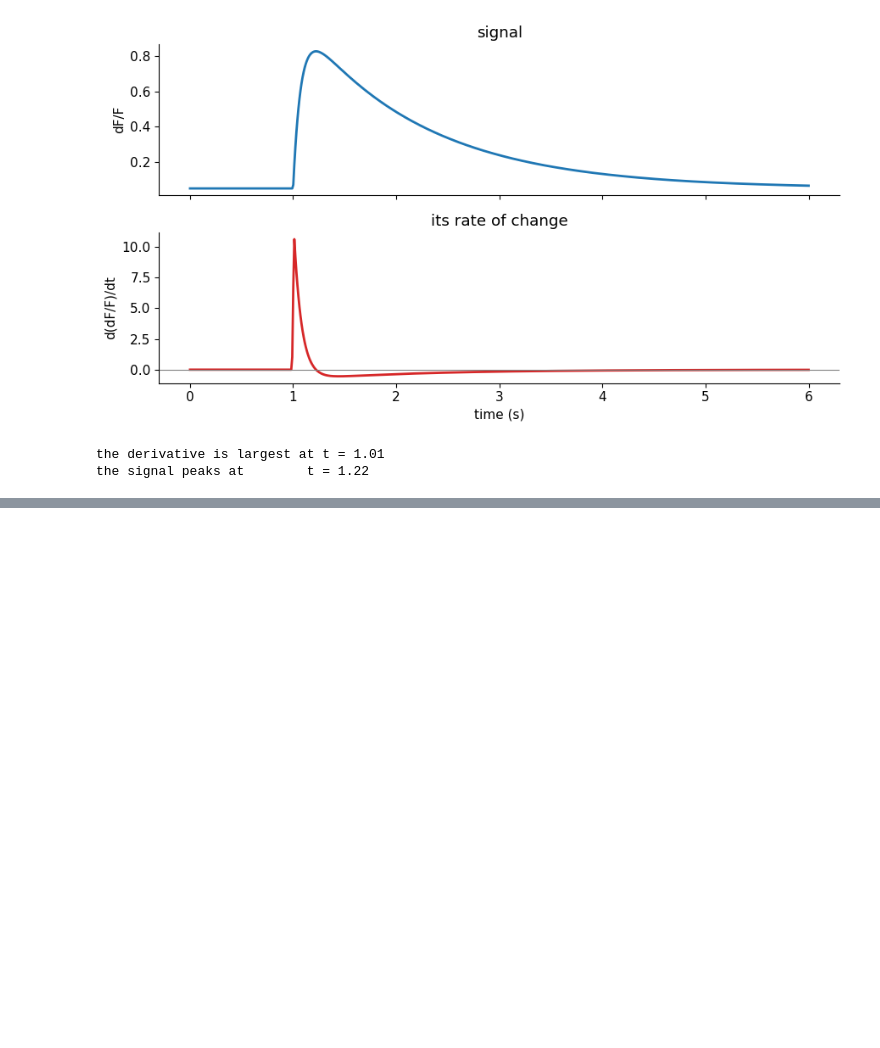
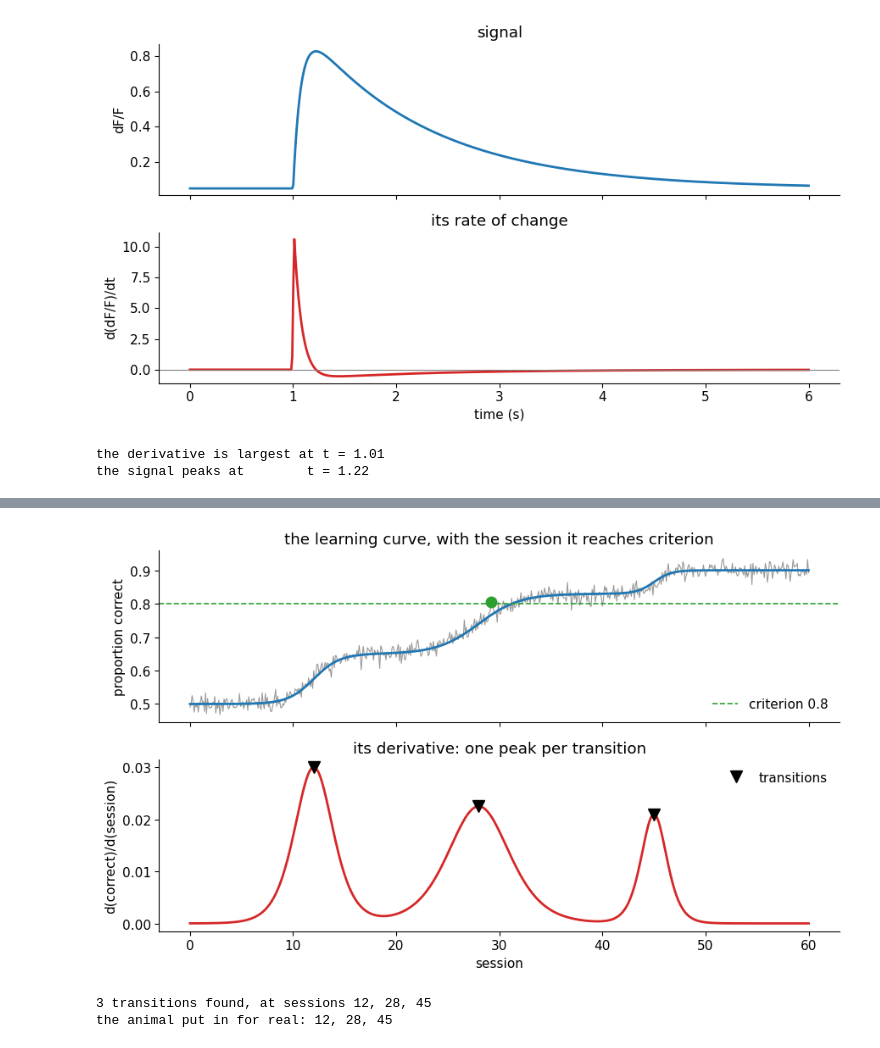
Before and after one commit to gmatteuc/QMN_course_2026, a Jupyter notebook: notebooks/02_math_refresher_TA.ipynb, the cells around one changed output, grey strips where cells are left out. Drawn from its saved outputs; the diff is of its cells as text; code cells hidden in the pictures; blank space fills up the shorter version.

```diff
--- a/notebooks/02_math_refresher_TA.ipynb
+++ b/notebooks/02_math_refresher_TA.ipynb
@@ -1523,0 +1512,16 @@ noise 0.10: mean 0.525 s, spread 0.145 s
+# %%
+# --- The first session at criterion, and the trap that comes with it
+CRITERION = 0.8
+
+reached = measured >= CRITERION            # an array of True and False, one per grid point
+if reached.any():                          # ask first: does it ever happen?
+    first = np.argmax(reached)             # the position of the first True
+    print(f"criterion of {CRITERION} first reached at session {sessions[first]:.1f}")
+else:
+    print("this animal never reaches criterion")
+
+# The trap, made visible: nothing here is above 2.0, and argmax answers anyway.
+impossible = measured >= 2.0
+print(f"\nany sample above 2.0? {impossible.any()}")
+print(f"np.argmax says the first one is at session {sessions[np.argmax(impossible)]:.1f}, "
+      f"which is simply the start of the array")
@@ -1523,0 +1543,32 @@ noise 0.10: mean 0.525 s, spread 0.145 s
+# %%
+# --- The transitions, as peaks of the rate of improvement
+from scipy.signal import find_peaks
+
+rate = np.gradient(learning, sessions)     # improvement per session
+peaks, properties = find_peaks(rate, height=0.005)   # ignore anything smaller than 0.005
+
+fig, axes = plt.subplots(2, 1, figsize=(9, 5.5), sharex=True)
+axes[0].plot(sessions, measured, lw=0.8, color="0.6")
+axes[0].plot(sessions, learning, lw=2)
+axes[0].axhline(CRITERION, color="#2ca02c", lw=1.2, ls="--", label=f"criterion {CRITERION}")
+axes[0].plot(sessions[first], measured[first], "o", ms=9, color="#2ca02c")
+axes[0].set_ylabel("proportion correct")
+axes[0].set_title("the learning curve, with the session it reaches criterion")
+axes[0].legend(frameon=False, loc="lower right")
+
+axes[1].plot(sessions, rate, lw=2, color="#d62728")
+axes[1].plot(sessions[peaks], rate[peaks], "v", ms=10, color="black", label="transitions")
+axes[1].set_xlabel("session")
+axes[1].set_ylabel("d(correct)/d(session)")
+axes[1].set_title("its derivative: one peak per transition")
+axes[1].legend(frameon=False)
+fig.tight_layout()
+plt.show()
+
+print(f"{len(peaks)} transitions found, at sessions "
+      f"{', '.join(f'{s:.0f}' for s in sessions[peaks])}")
+print(f"the animal put in for real: {', '.join(str(m) for m, _, _ in steps)}")
+# %% [output]
+[figure, added]
+3 transitions found, at sessions 12, 28, 45
+the animal put in for real: 12, 28, 45
```
Also changed, not shown: parts of 16 cells of this notebook, 4 other files.
